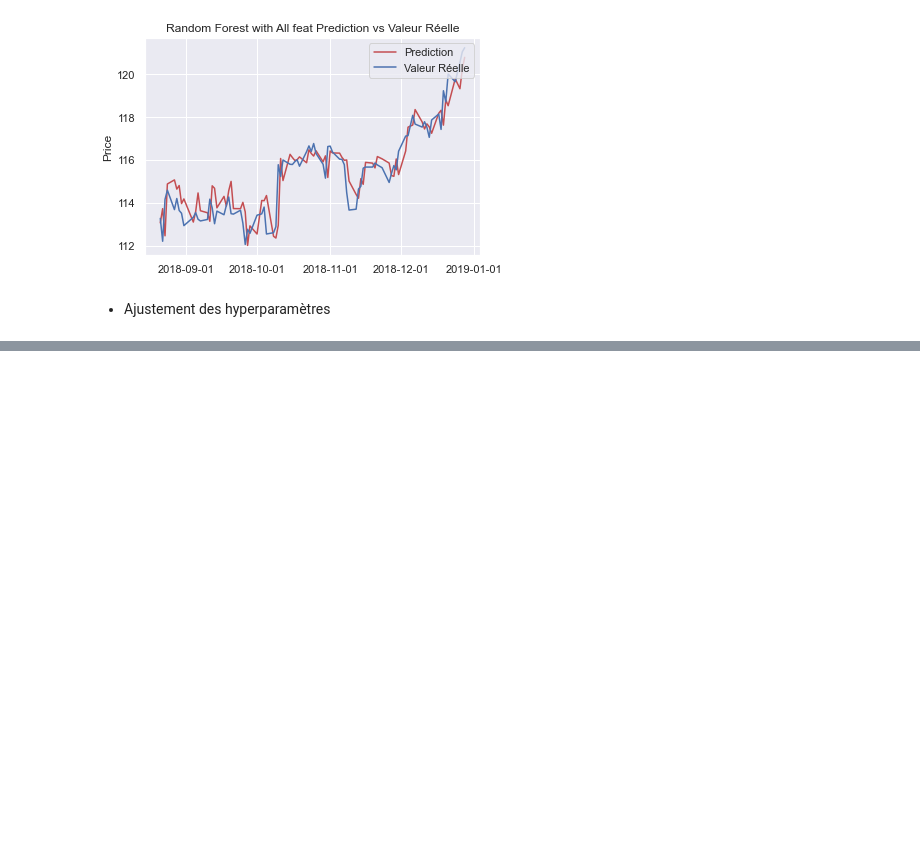
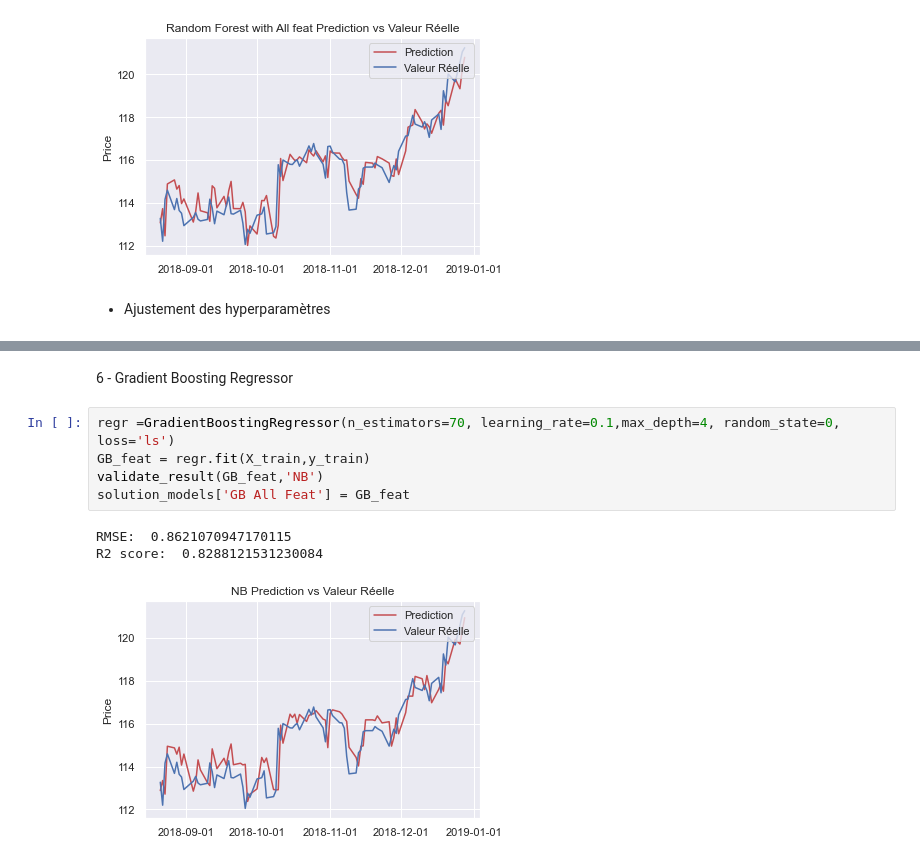
Before and after one commit to kevinDlan/gold_adj_close_predict_notebook, a Jupyter notebook: Model_avec_date.ipynb, the cells around one changed output, grey strips where cells are left out. Drawn from its saved outputs; the diff is of its cells as text; blank space fills up the shorter version.

```diff
--- a/Model_avec_date.ipynb
+++ b/Model_avec_date.ipynb
@@ -232,0 +284,11 @@ validate_result(grid_search_RF_feat,'RandomForest GS')
+# %% [markdown]
+6 - Gradient Boosting Regressor
+# %%
+regr =GradientBoostingRegressor(n_estimators=70, learning_rate=0.1,max_depth=4, random_state=0, loss='ls')
+GB_feat = regr.fit(X_train,y_train)
+validate_result(GB_feat,'NB')
+solution_models['GB All Feat'] = GB_feat
+# %% [output]
+RMSE:  0.8621070947170115
+R2 score:  0.8288121531230084
+[figure, added]
```
Also changed, not shown: parts of 15 cells of this notebook.
